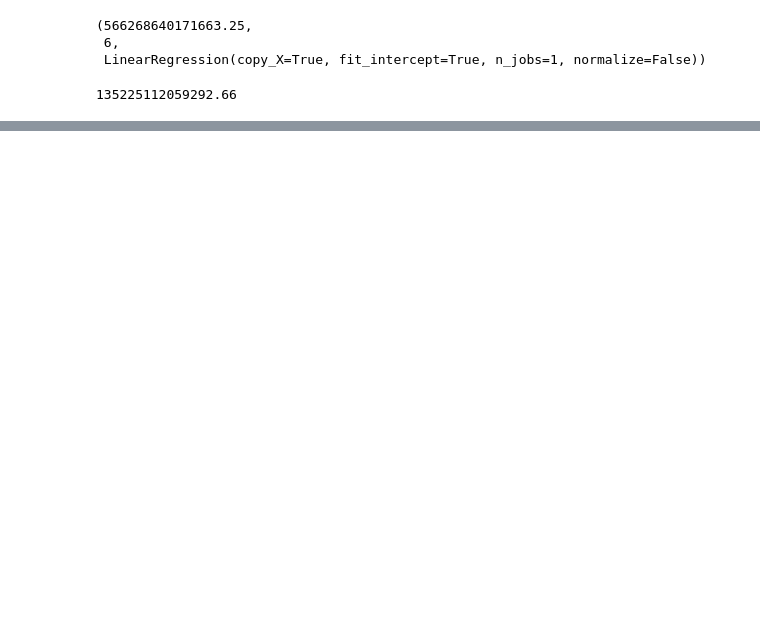
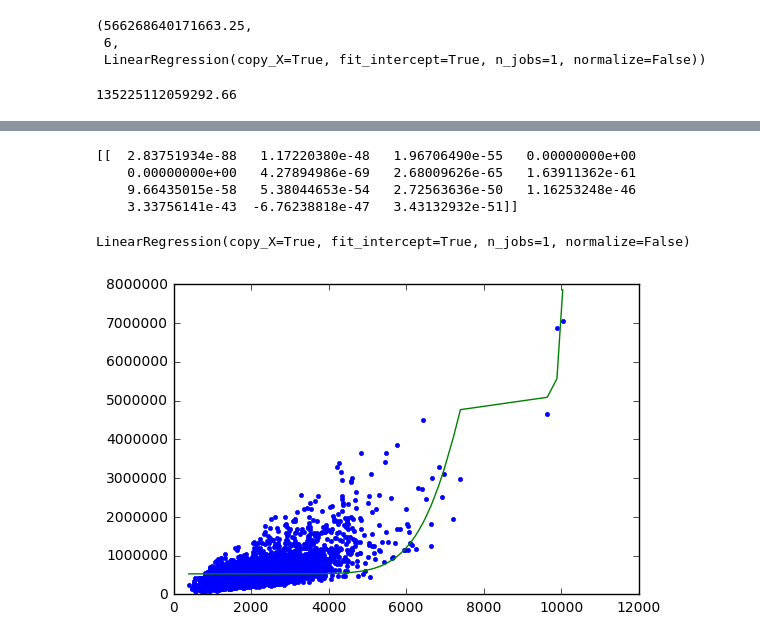
Before and after one commit to patelpri/test, a Jupyter notebook: Bias_Variance_tradeoff.ipynb, the cells around one changed output, grey strips where cells are left out. Saved outputs shown, nothing was run; the diff lists cells and outputs as text; code cells hidden in the pictures; blank space fills up the shorter version.

```diff
--- a/Bias_Variance_tradeoff.ipynb
+++ b/Bias_Variance_tradeoff.ipynb
@@ -160,0 +224,9 @@ predict = models[0][2].predict(test[features])
+# %%
+model_predict(15,house_set_3_data)
+# %% [output]
+[[  2.83751934e-88   1.17220380e-48   1.96706490e-55   0.00000000e+00
+    0.00000000e+00   4.27894986e-69   2.68009626e-65   1.63911362e-61
+    9.66435015e-58   5.38044653e-54   2.72563636e-50   1.16253248e-46
+    3.33756141e-43  -6.76238818e-47   3.43132932e-51]]
+LinearRegression(copy_X=True, fit_intercept=True, n_jobs=1, normalize=False)
+[figure, added]
```
Also changed, not shown: parts of 32 cells of this notebook.
